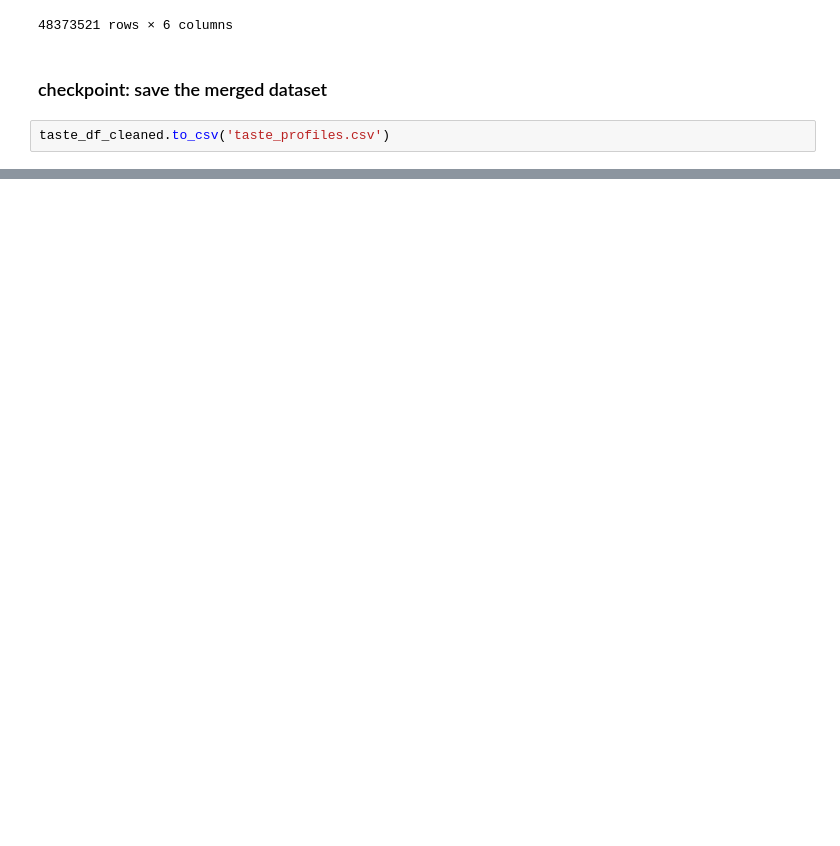
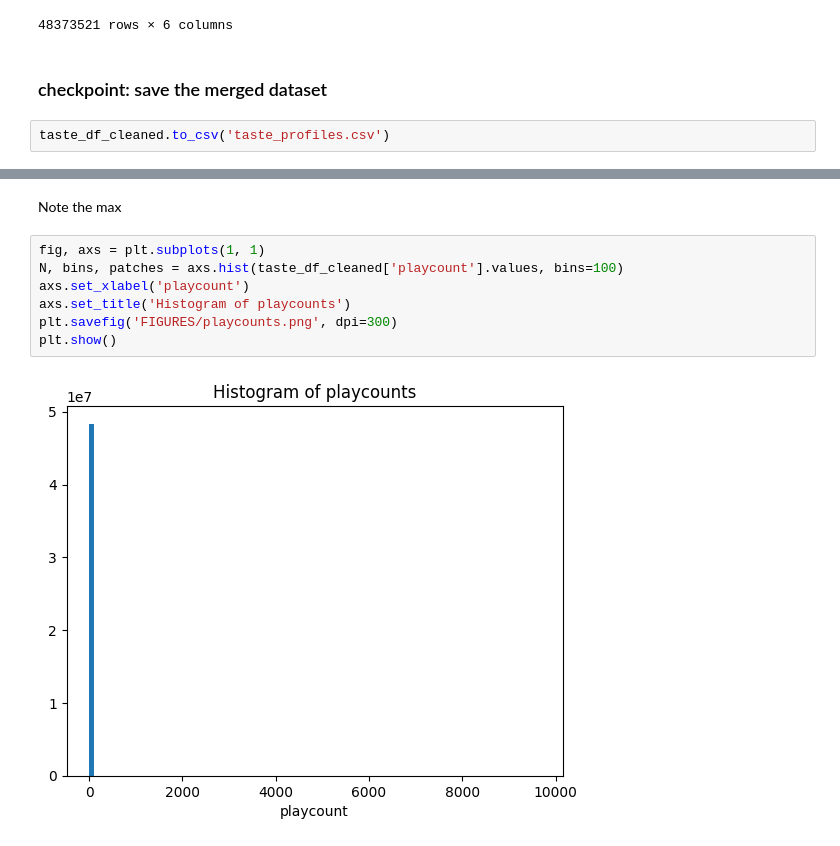
Before and after one commit to smehdizadeh/CSCI5622_Machine-Learning, a Jupyter notebook: dataset-creation.ipynb, the cells around one changed output, grey strips where cells are left out. Cells and saved outputs as stored; diff of their text form; blank space fills up the shorter version.

```diff
--- a/dataset-creation.ipynb
+++ b/dataset-creation.ipynb
@@ -162,0 +177,11 @@ taste_df_cleaned.to_csv('taste_profiles.csv')
+# %% [markdown]
+Note the max
+# %%
+fig, axs = plt.subplots(1, 1)
+N, bins, patches = axs.hist(taste_df_cleaned['playcount'].values, bins=100)
+axs.set_xlabel('playcount')
+axs.set_title('Histogram of playcounts')
+plt.savefig('FIGURES/playcounts.png', dpi=300)
+plt.show()
+# %% [output]
+[figure, added]
```
Also changed, not shown: parts of 26 cells of this notebook.
